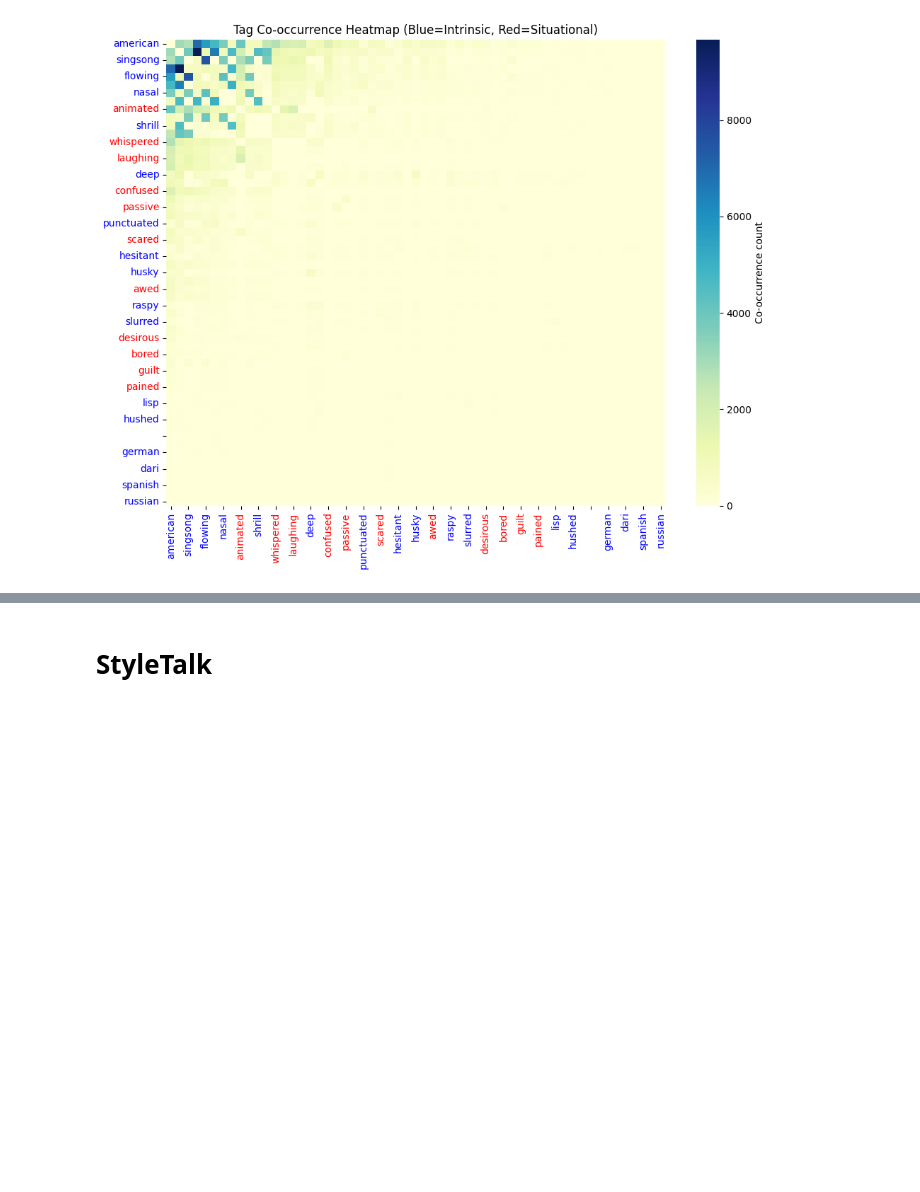
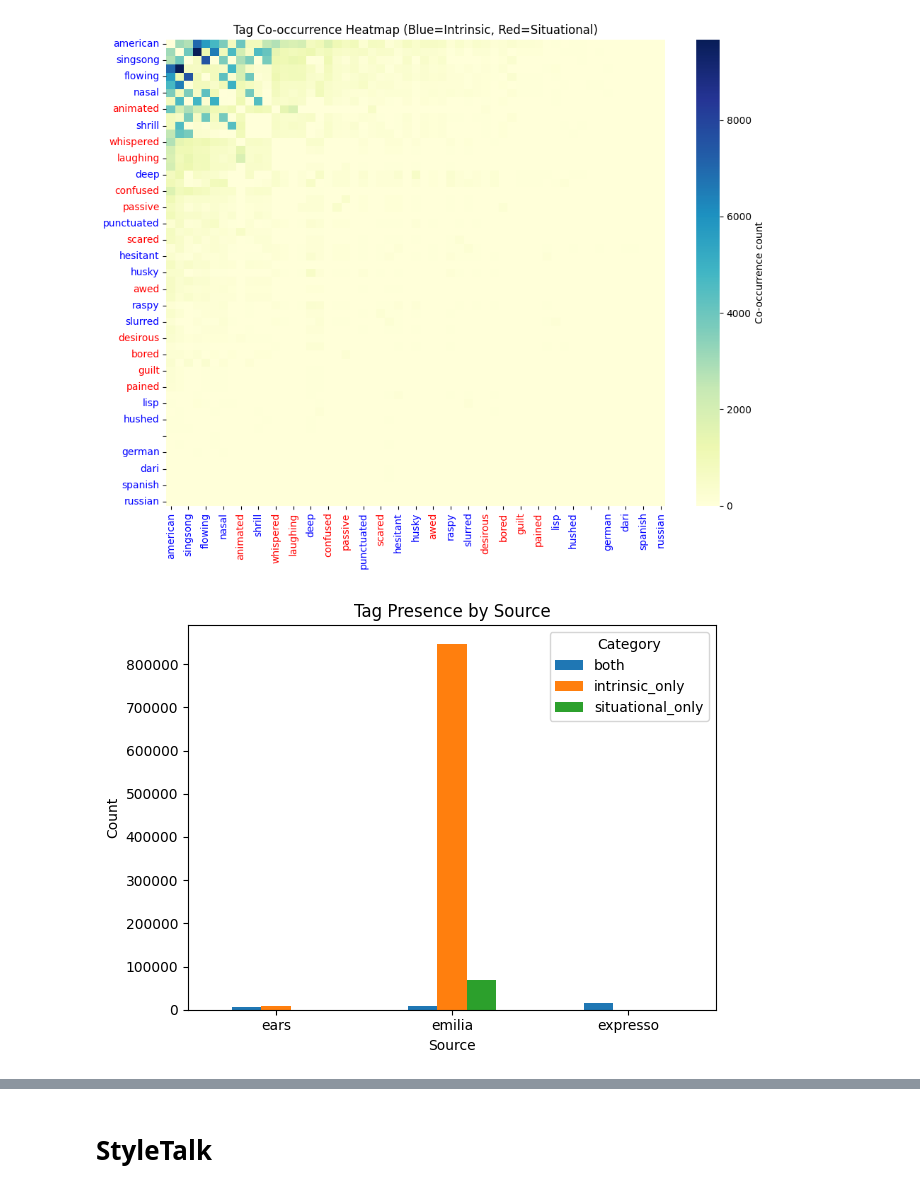
Before and after one commit to JackMclaughlin424/ms-capstone-TTS-natlang-styleprompts, a Jupyter notebook: src/eda/distribution_analysis.ipynb, the cells around one changed output, grey strips where cells are left out. Drawn from its saved outputs; the diff is of its cells as text; code cells hidden in the pictures; blank space fills up the shorter version.

```diff
--- a/src/eda/distribution_analysis.ipynb
+++ b/src/eda/distribution_analysis.ipynb
@@ -115,7 +115,7 @@ list(selected["speaker_id"])
 from datasets import load_dataset
 import pandas as pd
 
-
+train_scaled = load_dataset("ajd12342/paraspeechcaps", split="train_scaled") #Only has EMilia files
 train_base = load_dataset("ajd12342/paraspeechcaps", split="train_base")
 holdout = load_dataset("ajd12342/paraspeechcaps", split="holdout")
 dev = load_dataset("ajd12342/paraspeechcaps", split="dev")
@@ -125,7 +125,8 @@ psc_dfs = [
     train_base.to_pandas(),
     holdout.to_pandas(),
     dev.to_pandas(),
-    test.to_pandas(),
+    test.to_pandas()
+    ,train_scaled.to_pandas()
 ]
 
 # merge into one dataframe
@@ -133,4 +134,4 @@ psc_df = pd.concat(psc_dfs, ignore_index=True)
 
 # filter out VoxCeleb, Emilia
 psc_df = psc_df[psc_df["source"] != "voxceleb"]
-psc_df = psc_df[psc_df["source"] != "emilia"]
+# psc_df = psc_df[psc_df["source"] != "emilia"]
@@ -314,3 +531,54 @@ for i, t in enumerate(all_tags):
     plt.text(x+0.05, y+0.05, t)
 plt.title("t-SNE projection of tag co-occurrence")
 plt.show()
+# %%
+# tag type distribution
+import pandas as pd
+import numpy as np
+
+def is_populated(x):
+    if x is None:
+        return False
+    if isinstance(x, float) and np.isnan(x):
+        return False
+    if isinstance(x, str):
+        return x != 'None' and x.strip() != ''
+    if isinstance(x, (list, tuple, np.ndarray)):
+        return len(x) > 0
+    return True  # fallback for other types
+
+psc_df['has_intrinsic'] = psc_df['intrinsic_tags'].apply(is_populated)
+psc_df['has_situational'] = psc_df['situational_tags'].apply(is_populated)
+
+def categorize(row):
+    if row['has_intrinsic'] and row['has_situational']:
+        return 'both'
+    elif row['has_intrinsic']:
+        return 'intrinsic_only'
+    elif row['has_situational']:
+        return 'situational_only'
+    else:
+        return 'neither'
+
+psc_df['tag_category'] = psc_df.apply(categorize, axis=1)
+
+counts = (
+    psc_df.groupby(['source', 'tag_category'])
+      .size()
+      .unstack(fill_value=0)
+)
+
+import matplotlib.pyplot as plt
+
+counts.plot(kind='bar')
+
+plt.title('Tag Presence by Source')
+plt.xlabel('Source')
+plt.ylabel('Count')
+plt.xticks(rotation=0)
+plt.legend(title='Category')
+plt.tight_layout()
+
+plt.show()
+# %% [output]
+[figure, added]
```
Also changed, not shown: parts of 9 cells of this notebook, 2 other files.
